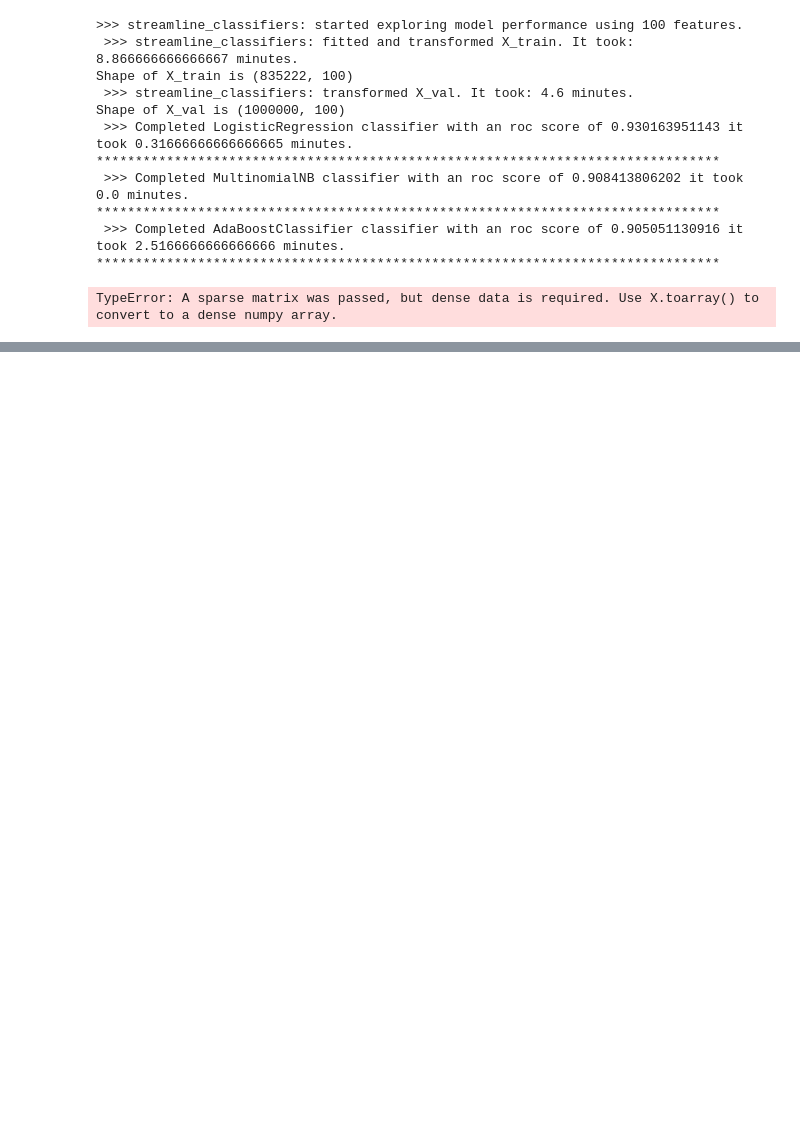
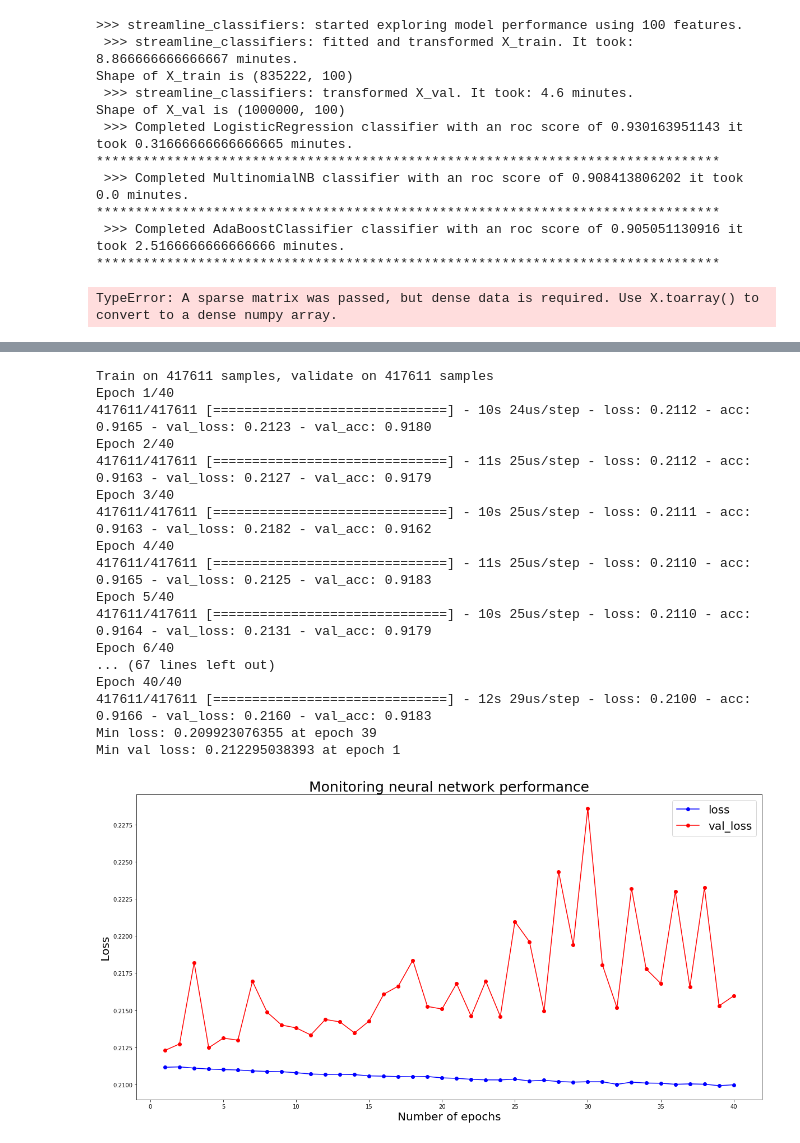
Before and after one commit to ayguno/User-click-detection-predictive-modeling, a Jupyter notebook: Impact of feature selection on model performance.ipynb, the cells around one changed output, grey strips where cells are left out. Drawn from its saved outputs; the diff is of its cells as text; code cells hidden in the pictures; blank space fills up the shorter version.

```diff
--- a/Impact of feature selection on model performance.ipynb
+++ b/Impact of feature selection on model performance.ipynb
@@ -607,0 +947,34 @@ print("Saved X_val2_trans_100." + str(X_val2_trans_100.shape))
+# %%
+# Training the same network for another 40 epochs
+history_net1 = network1.fit(X_train_balanced_trans_100.tocsr(),y_train_balanced,
+                             epochs=40,batch_size=200,validation_split= 0.5)
+import matplotlib.pyplot as plt
+epochs = list(range(1,len(history_net1.history["loss"]) +1))
+print("Min loss: " + str(min(history_net1.history["loss"])) + " at epoch " + str(history_net1.history["loss"].index(min(history_net1.history["loss"])) + 1))
+print("Min val loss: " + str(min(history_net1.history["val_loss"]))+ " at epoch " + str(history_net1.history["val_loss"].index(min(history_net1.history["val_loss"])) + 1))
+plt.plot(epochs,history_net1.history["loss"],marker = "o", color = "b", label = "loss")
+plt.plot(epochs,history_net1.history["val_loss"],marker = "o", color = "r", label = "val_loss")
+plt.legend(fontsize = 20)
+plt.xlabel("Number of epochs",fontsize=20)
+plt.ylabel("Loss",fontsize=20)
+plt.title("Monitoring neural network performance",fontsize=25)
+plt.show()
+# %% [output]
+Train on 417611 samples, validate on 417611 samples
+Epoch 1/40
+417611/417611 [==============================] - 10s 24us/step - loss: 0.2112 - acc: 0.9165 - val_loss: 0.2123 - val_acc: 0.9180
+Epoch 2/40
+417611/417611 [==============================] - 11s 25us/step - loss: 0.2112 - acc: 0.9163 - val_loss: 0.2127 - val_acc: 0.9179
+Epoch 3/40
+417611/417611 [==============================] - 10s 25us/step - loss: 0.2111 - acc: 0.9163 - val_loss: 0.2182 - val_acc: 0.9162
+Epoch 4/40
+417611/417611 [==============================] - 11s 25us/step - loss: 0.2110 - acc: 0.9165 - val_loss: 0.2125 - val_acc: 0.9183
+Epoch 5/40
+417611/417611 [==============================] - 10s 25us/step - loss: 0.2110 - acc: 0.9164 - val_loss: 0.2131 - val_acc: 0.9179
+Epoch 6/40
+... (67 lines left out)
+Epoch 40/40
+417611/417611 [==============================] - 12s 29us/step - loss: 0.2100 - acc: 0.9166 - val_loss: 0.2160 - val_acc: 0.9183
+Min loss: 0.209923076355 at epoch 39
+Min val loss: 0.212295038393 at epoch 1
+[figure, added]
```
Also changed, not shown: parts of 43 cells of this notebook.
